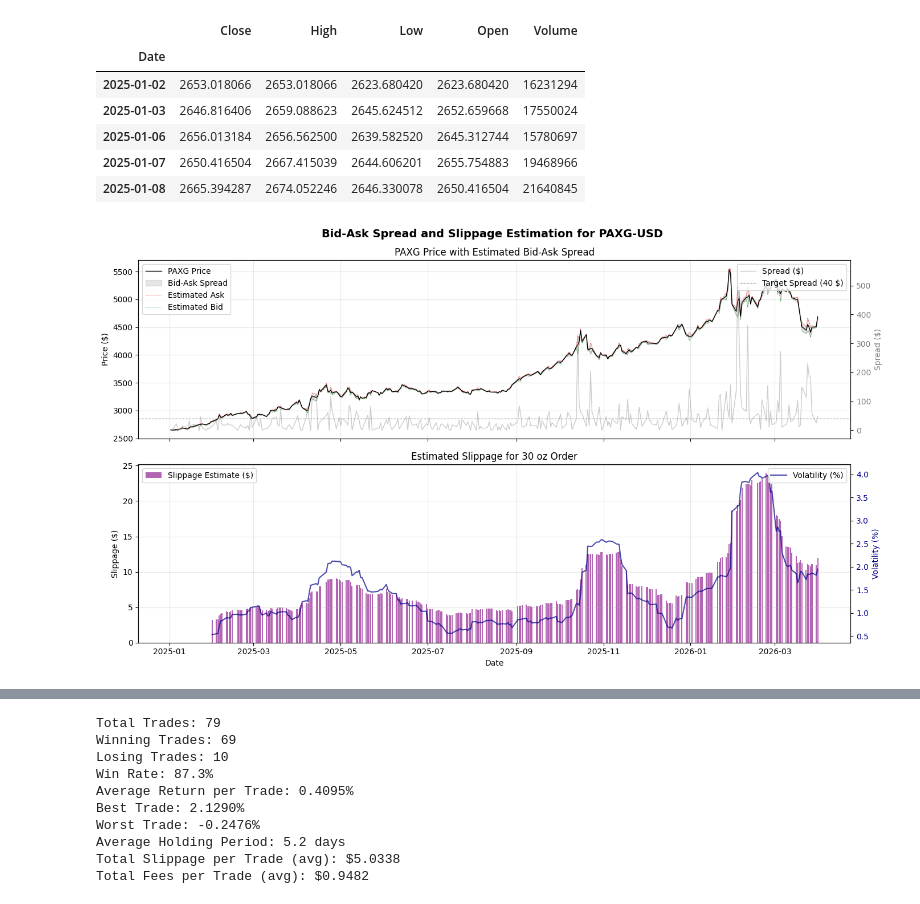
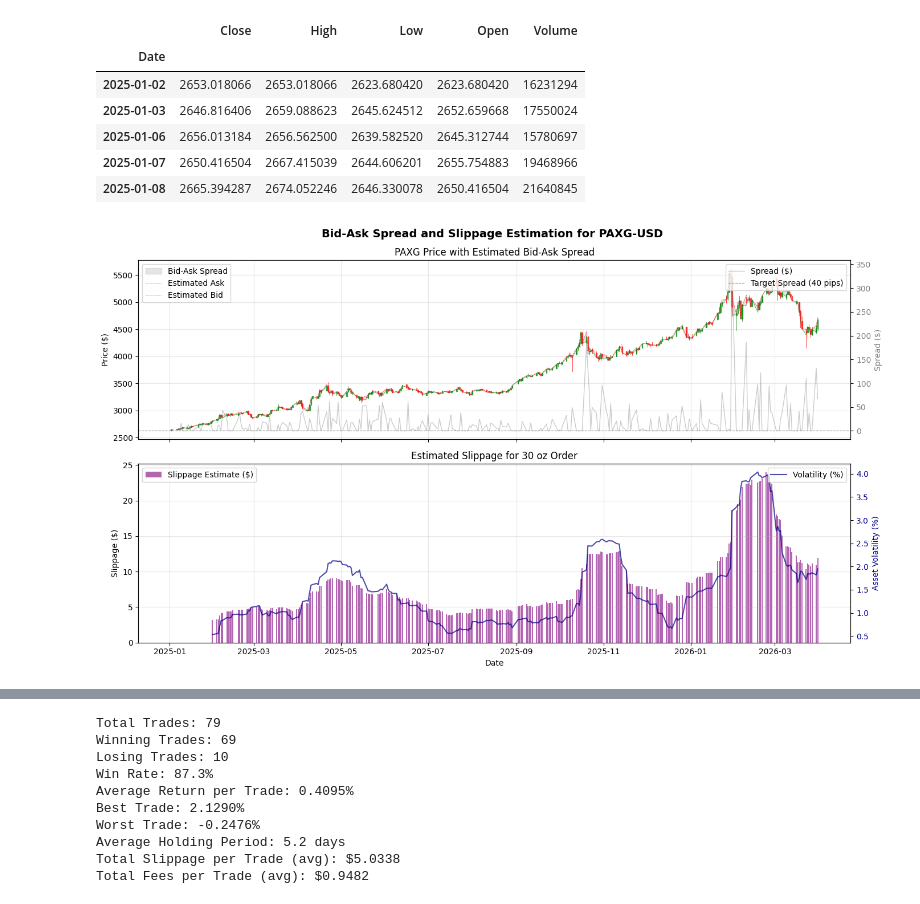
Before and after one commit to ayodeji-0/Tokenized-Gold-Stat-Arb, a Jupyter notebook: tokenized_gold_stat_arb.ipynb, the cells around one changed output, grey strips where cells are left out. Saved outputs shown, nothing was run; the diff lists cells and outputs as text; code cells hidden in the pictures.

```diff
--- a/tokenized_gold_stat_arb.ipynb
+++ b/tokenized_gold_stat_arb.ipynb
@@ -653,7 +756,7 @@ H is the high price
 L is the low price
 '''
 
-def cs_spread_estimator(df: pd.DataFrame, k: float = 3 - 2 * np.sqrt(2), abs: bool = False, bps: bool = False, pips: bool = False) -> pd.Series:
+def cs_spread_estimator(df: pd.DataFrame, k: float = 3 - 2 * np.sqrt(2), abs: bool = False, bps: bool = False, pips: bool = False, pip_size: float = 0.01) -> pd.Series:
 
     df = df[['High', 'Low']].dropna()
     df = df[(df['High'] > 0) & (df['Low'] > 0)]
@@ -665,8 +768,10 @@ def cs_spread_estimator(df: pd.DataFrame, k: float = 3 - 2 * np.sqrt(2), abs: bo
     high_2d = pd.concat([high, high.shift(1)], axis=1).max(axis=1)
     low_2d = pd.concat([low, low.shift(1)], axis=1).min(axis=1)
 
-    beta = (np.log(high_2d / low_2d))**2
-    gamma = (np.log(high / low))**2
+    #beta = (np.log(high_2d / low_2d))**2
+    beta = (np.log(high / low))**2 + (np.log(high.shift(1) / low.shift(1)))**2
+    #gamma = (np.log(high / low))**2
+    gamma = (np.log(high_2d / low_2d))**2
 
     # align
     valid = beta.notna() & gamma.notna()
@@ -692,7 +797,9 @@ def cs_spread_estimator(df: pd.DataFrame, k: float = 3 - 2 * np.sqrt(2), abs: bo
 
     if pips:
         avg = ((high + low) / 2).loc[spread.index]
-        spread = (spread * avg) / 0.01
+        # Convert spread (as decimal) to pips based on price precision
+        # Use the pip_size parameter instead of hard-coding 0.01
+        spread = (spread * avg) / pip_size
     # else return as a percentage of the mid price
     # lag to avoid lookahead bias
     return spread.shift(1).dropna()
@@ -864,18 +971,13 @@ order_size = 30  # oz
 volatility_factors = []
 
 spread_target = 40 # midpoint between 30 tokenised and 50 futures spreads
-spread_pips = cs_spread_estimator(df, pips=True).reindex(df.index).ffill()
+spread_pips = cs_spread_estimator(df, pips=True, pip_size=0.01).reindex(df.index).ffill()
 spread_abs = cs_spread_estimator(df, abs=True).reindex(df.index).ffill()
-spread_pips_scaled = (spread_pips / spread_pips.mean()) * spread_target
-spread_abs_scaled = (spread_abs / spread_abs.mean()) * (spread_target) # convert pips target to dollars for abs spread
-
-
-
 
 
 df['Volatility'] = df['Close'].pct_change().rolling(window=20).std()
-df['Spread (pips)'] = spread_pips_scaled
-df['Spread ($)'] = spread_abs_scaled
+df['Spread (pips)'] = spread_pips
+df['Spread ($)'] = spread_abs
 
 df['Slippage Estimate ($)'] = df.apply(
     lambda row: model.estimate_slippage(
@@ -891,7 +993,20 @@ df['Slippage Estimate ($)'] = df.apply(
 fig, axs = plt.subplots(2, 1, figsize=(14, 8), sharex=True)
 
 # Plot 1: Price with Bid-Ask Spread
-axs[0].plot(df.index, df['Close'], label='PAXG Price', color='black', linewidth=1, zorder=3)
+#axs[0].plot(df.index, df['Close'], label='PAXG Price', color='black', linewidth=1, zorder=3)
+
+ohlc = df[['Open', 'High', 'Low', 'Close']].copy()
+ohlc['Date'] = mdates.date2num(ohlc.index.to_pydatetime())
+ohlc = ohlc[['Date', 'Open', 'High', 'Low', 'Close']]
+
+candlestick_ohlc(
+    axs[0],
+    ohlc.values,
+    width=0.6,
+    colorup='green',
+    colordown='red',
+    alpha=0.6
+)
 axs[0].fill_between(df.index,
                      df['Close'] - df['Spread ($)'] / 2,
                      df['Close'] + df['Spread ($)'] / 2,
@@ -901,33 +1016,33 @@ axs[0].plot(df.index, df['Close'] - df['Spread ($)'] / 2, label='Estimated Bid',
 axs[0].set_title('PAXG Price with Estimated Bid-Ask Spread')
 axs[0].set_ylabel('Price ($)')
 axs[0].legend(loc='upper left')
 axs[0].grid(True, alpha=0.3)
 
 # Add spread (pips) on secondary y-axis
 twin_ax = axs[0].twinx()
 twin_ax.plot(df.index, df['Spread ($)'], label='Spread ($)', color='grey', alpha=0.4, linewidth=1)
-twin_ax.axhline(spread_target, color='grey', linestyle='--', linewidth=0.8, label=f'Target Spread ({spread_target} $)')
+twin_ax.axhline(spread_target * 0.01, color='grey', linestyle='--', linewidth=0.8, label=f'Target Spread ({spread_target} pips)')
 twin_ax.set_ylabel('Spread ($)', color='grey')
 twin_ax.tick_params(axis='y', labelcolor='grey')
 twin_ax.legend(loc='upper right')
 
 # Plot 2: Slippage Estimate and Volatility
 axs[1].bar(df.index, df['Slippage Estimate ($)'], alpha=0.6, color='purple', label='Slippage Estimate ($)')
 axs[1].set_title('Estimated Slippage for 30 oz Order')
 axs[1].set_ylabel('Slippage ($)')
 axs[1].set_xlabel('Date')
 axs[1].legend(loc='upper left')
 axs[1].grid(True, alpha=0.3)
 
 # Add volatility on secondary y-axis
 twin_ax2 = axs[1].twinx()
 twin_ax2.plot(df.index, df['Volatility'] * 100, label='Volatility (%)', color='darkblue', linewidth=1.5, alpha=0.7)
-twin_ax2.set_ylabel('Volatility (%)', color='darkblue')
+twin_ax2.set_ylabel('Asset Volatility (%)', color='darkblue')
 twin_ax2.tick_params(axis='y', labelcolor='darkblue')
 twin_ax2.legend(loc='upper right')
 
 plt.suptitle('Bid-Ask Spread and Slippage Estimation for PAXG-USD', fontsize=14, fontweight='bold')
 plt.tight_layout()
 plt.show()
 # %% [output]
-[figure, old version]
+[figure, new version]
```
Also changed, not shown: parts of 16 cells of this notebook, 11 other files.
